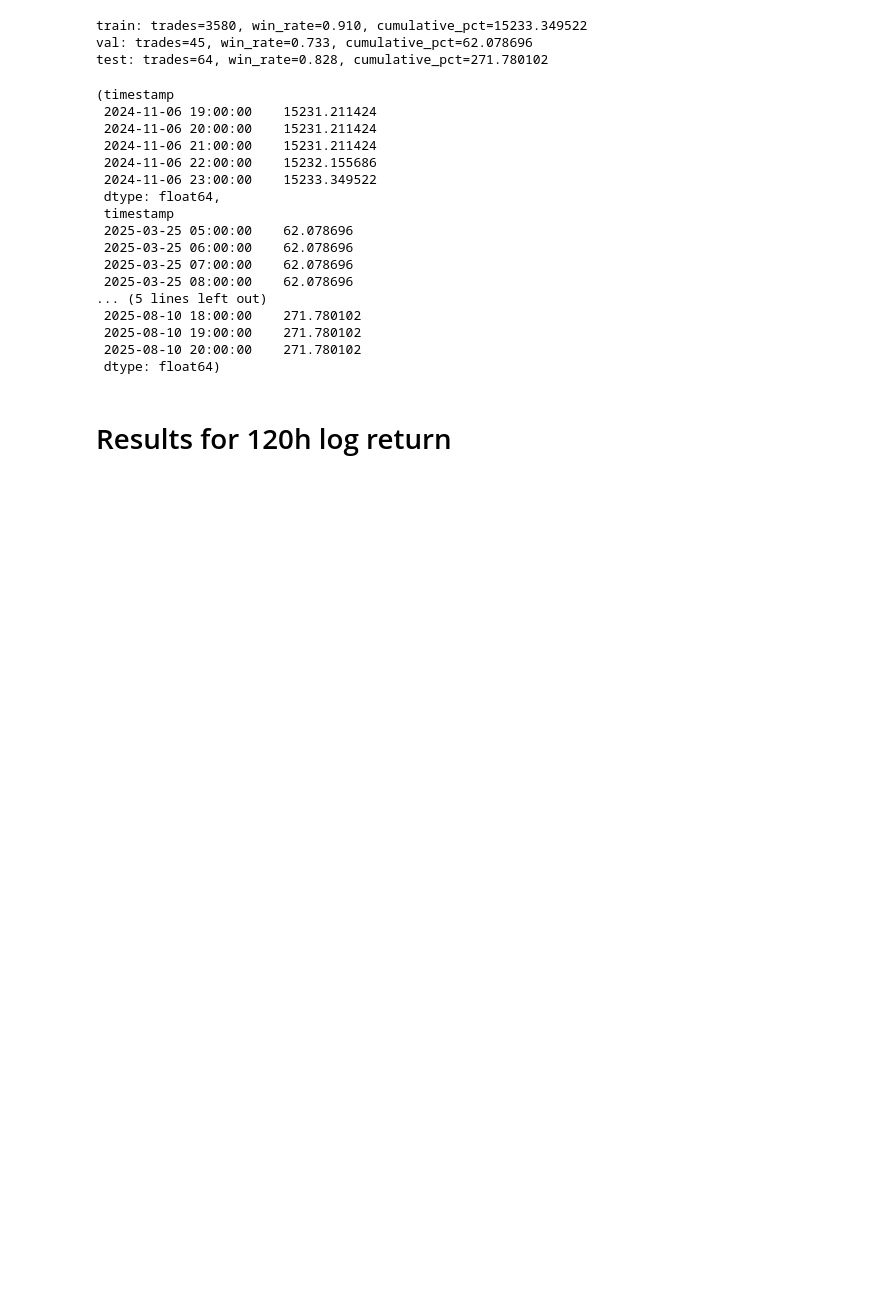
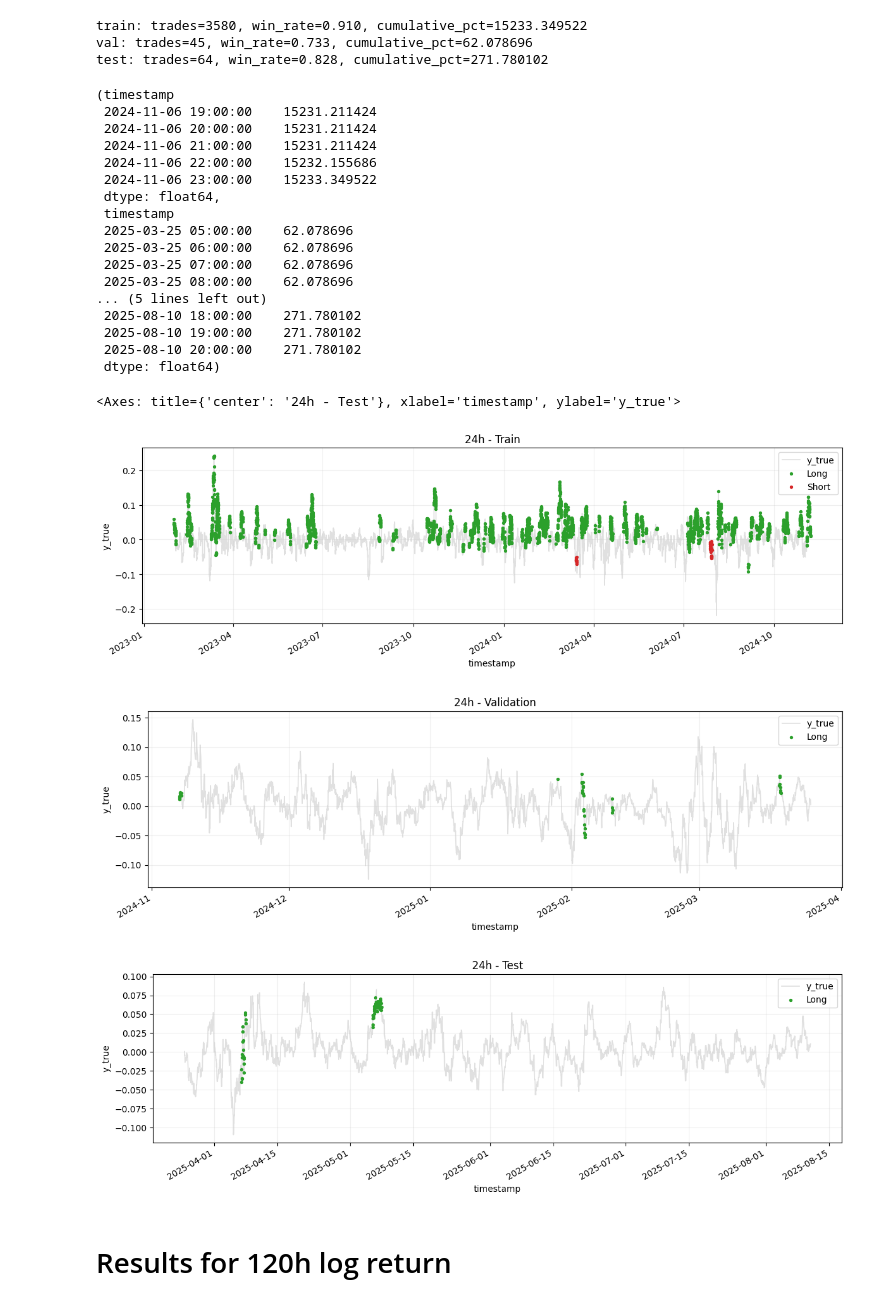
Before and after one commit to noelotpyrc/trading_cex, a Jupyter notebook: strategies/inspect_y_logret_performance.ipynb, the cells around one changed output. Saved outputs shown, nothing was run; the diff lists cells and outputs as text; code cells hidden in the pictures; blank space fills up the shorter version.

```diff
--- a/strategies/inspect_y_logret_performance.ipynb
+++ b/strategies/inspect_y_logret_performance.ipynb
@@ -430,6 +517,17 @@ test: trades=64, win_rate=0.828, cumulative_pct=271.780102
  2025-08-10 19:00:00    271.780102
  2025-08-10 20:00:00    271.780102
  dtype: float64)
+# %%
+plot_y_true_with_signal_colors(train_ind, title="24h - Train")
+
+plot_y_true_with_signal_colors(val_ind, title="24h - Validation")
+
+plot_y_true_with_signal_colors(test_ind, title="24h - Test")
+# %% [output]
+<Axes: title={'center': '24h - Test'}, xlabel='timestamp', ylabel='y_true'>
+[figure, added]
+[figure, added]
+[figure, added]
 # %% [markdown]
 # Results for 120h log return
 # %%
```
Also changed, not shown: parts of 4 cells of this notebook, 1 other file.
